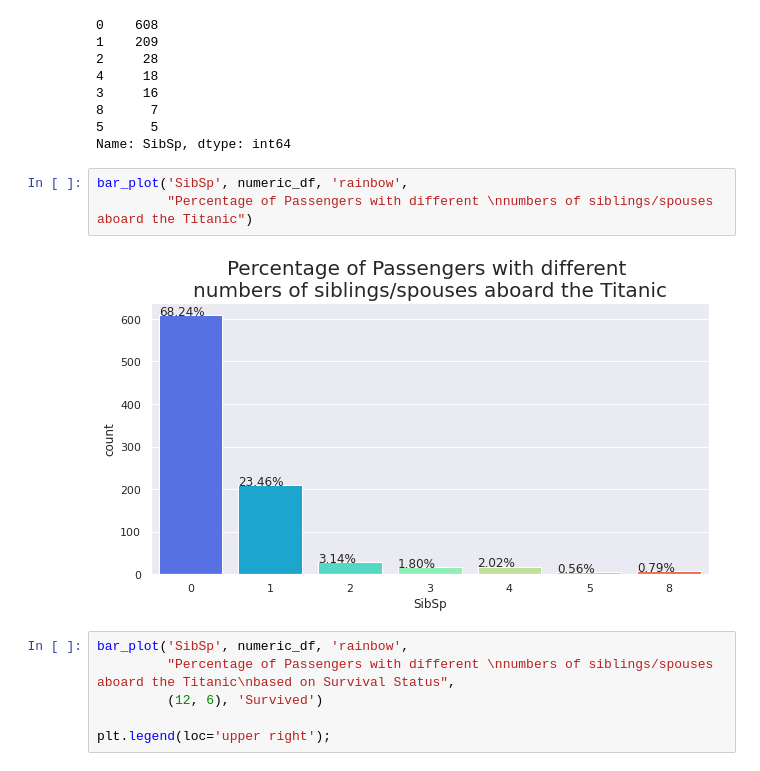
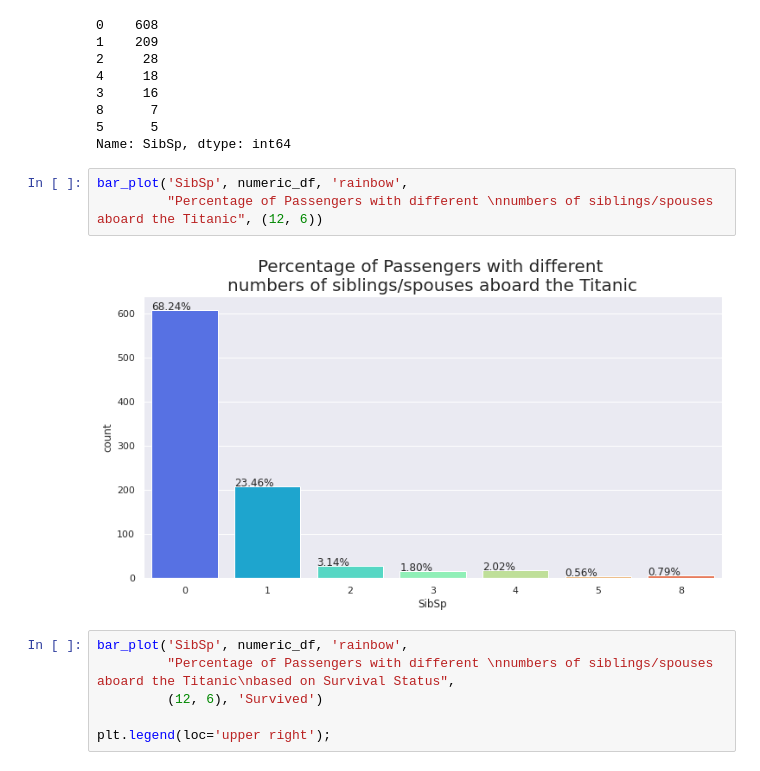
Before and after one commit to SatyaRay003/Titanic-Survival-Prediction, a Jupyter notebook: Titanic_EDA.ipynb, the cells around one changed output. Drawn from its saved outputs; the diff is of its cells as text.

```diff
--- a/Titanic_EDA.ipynb
+++ b/Titanic_EDA.ipynb
@@ -321,9 +333,9 @@ numeric_df['SibSp'].value_counts()
 Name: SibSp, dtype: int64
 # %%
 bar_plot('SibSp', numeric_df, 'rainbow',
-         "Percentage of Passengers with different \nnumbers of siblings/spouses aboard the Titanic")
+         "Percentage of Passengers with different \nnumbers of siblings/spouses aboard the Titanic", (12, 6))
 # %% [output]
-[figure, old version]
+[figure, new version]
 # %%
 bar_plot('SibSp', numeric_df, 'rainbow',
          "Percentage of Passengers with different \nnumbers of siblings/spouses aboard the Titanic\nbased on Survival Status",
```
Also changed, not shown: parts of 18 cells of this notebook.
